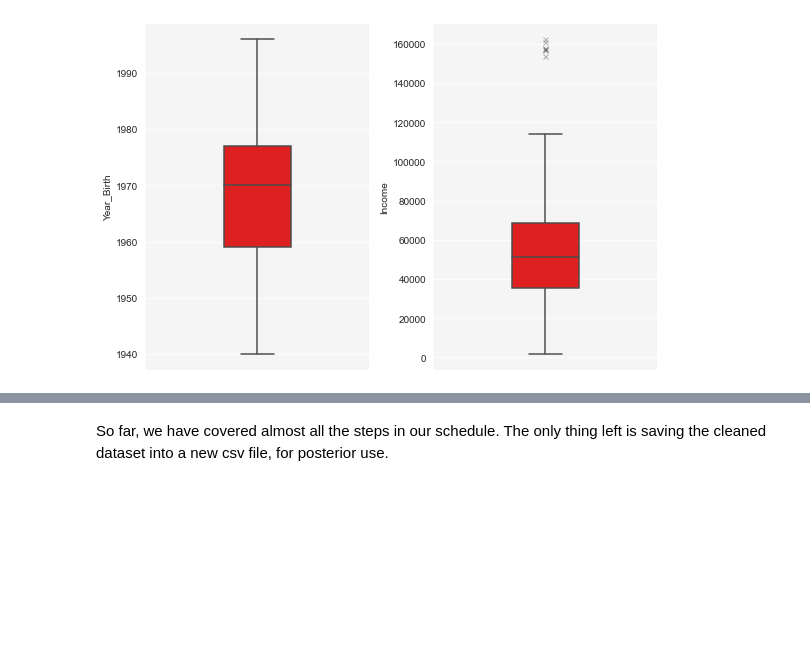
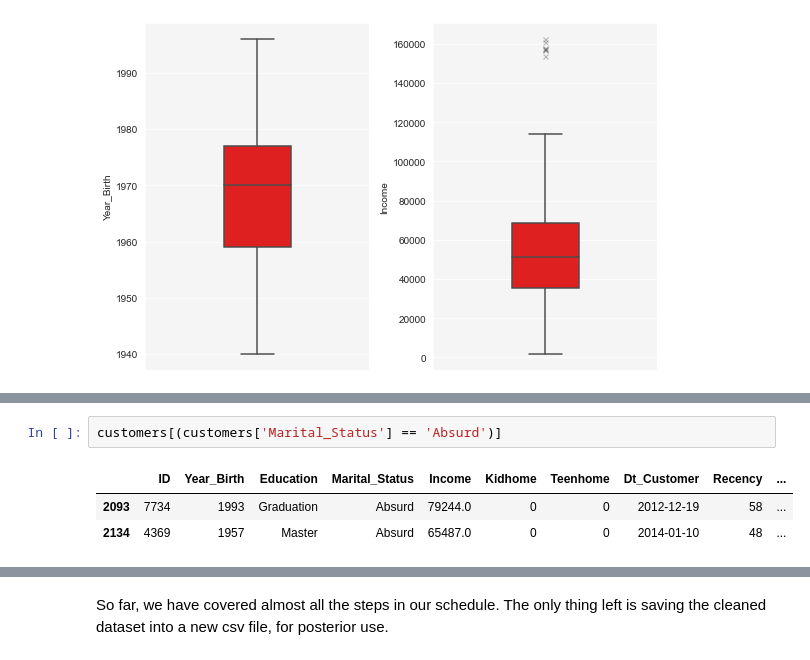
Before and after one commit to renanfmoises/consumer-behavior-analytics, a Jupyter notebook: notebooks/01. Consumer Behavior Analytics - Data Cleaning.ipynb, the cells around one changed output, grey strips where cells are left out. Saved outputs shown, nothing was run; the diff lists cells and outputs as text; blank space fills up the shorter version.

```diff
--- a/notebooks/01. Consumer Behavior Analytics - Data Cleaning.ipynb
+++ b/notebooks/01. Consumer Behavior Analytics - Data Cleaning.ipynb
@@ -540,0 +553,6 @@ customers[customers['Marital_Status'] == 'YOLO']
+# %%
+customers[(customers['Marital_Status'] == 'Absurd')]
+# %% [output]
+|  | ID | Year_Birth | Education | Marital_Status | Income | Kidhome | Teenhome | Dt_Customer | Recency | ... |
+| 2093 | 7734 | 1993 | Graduation | Absurd | 79244.0 | 0 | 0 | 2012-12-19 | 58 | ... |
+| 2134 | 4369 | 1957 | Master | Absurd | 65487.0 | 0 | 0 | 2014-01-10 | 48 | ... |
```
Also changed, not shown: parts of 57 cells of this notebook, 1 other file.
